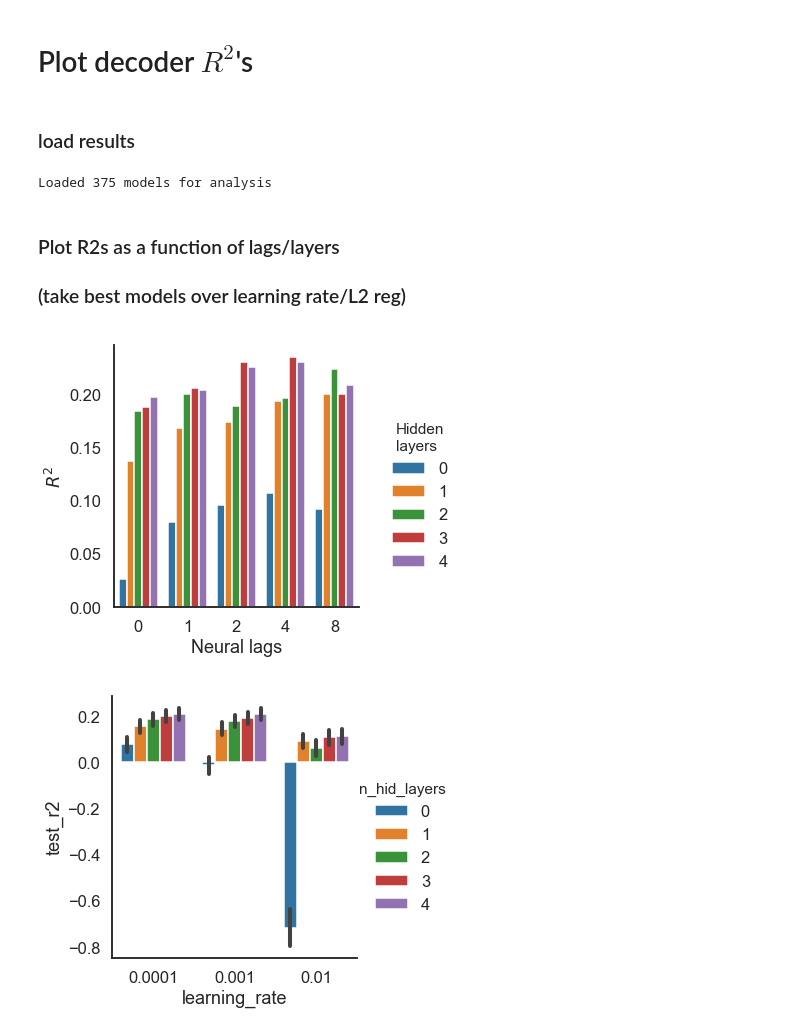
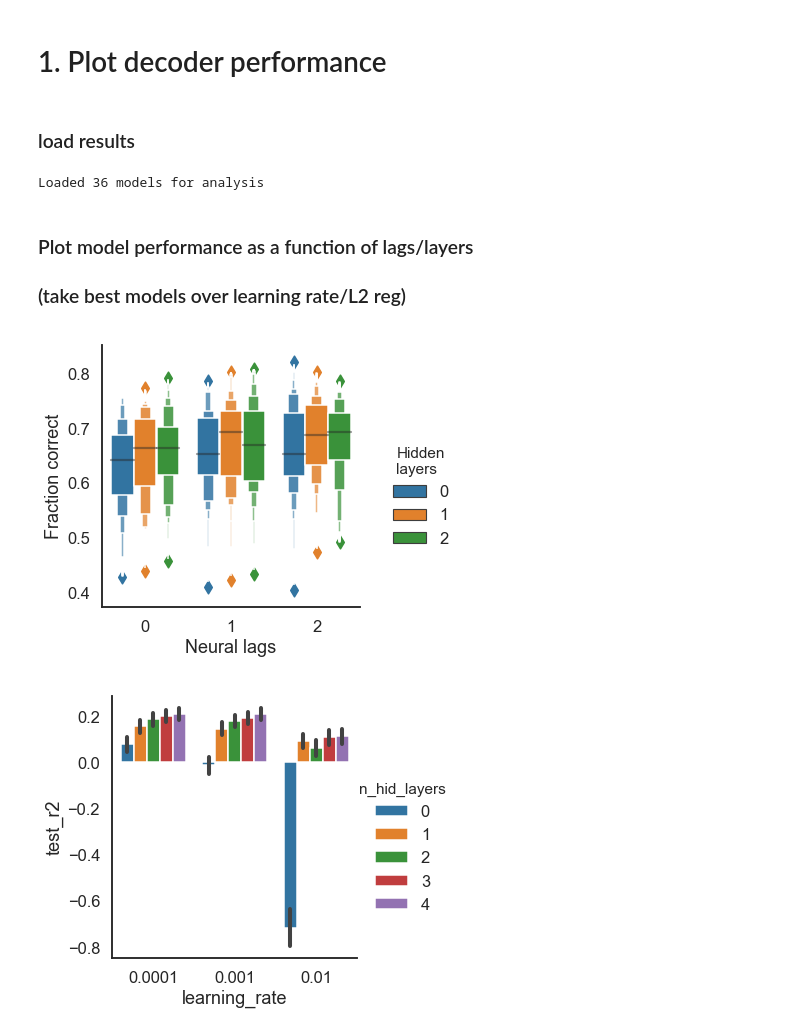
Before and after one commit to themattinthehatt/behavenet, a Jupyter notebook: analyses/decoder_analysis_notebook.ipynb, the cells around one changed output. Cells and saved outputs as stored; diff of their text form; code cells hidden in the pictures.

```diff
--- a/analyses/decoder_analysis_notebook.ipynb
+++ b/analyses/decoder_analysis_notebook.ipynb
@@ -13,7 +13,7 @@ from fitting.utils import get_output_dirs
 save_outputs = False
 results_dir = '/home/mattw/results/behavenet_figs/'
 # %% [markdown]
-# Plot decoder $R^2$'s
+# 1. Plot decoder performance
 # %% [markdown]
 ### load results
 # %%
@@ -21,8 +21,10 @@ results_dir = '/home/mattw/results/behavenet_figs/'
 hparams = {
     'data_dir': '/home/mattw/data',  # might be a different path than what is saved in hparams
     'tt_save_path': '/home/mattw/results/behavenet'}
+
 lab = 'musall'
-model_types = ['linear', 'ff']
+model_types = ['linear', 'ff']  # keep both
+model_class = 'neural-arhmm'  # 'neural-ae' | 'neural-arhmm'
 expt_name = 'grid_search'
 
 metrics = []
@@ -30,10 +32,11 @@ model_indx = 0
 model_counter = 0
 for model_type in model_types:
 
+    hparams['n_arhmm_states'] = 8
     get_lab_example(hparams, lab)
 
     _, _, expt_dir = get_output_dirs(
-        hparams, model_class='neural-ae', expt_name=expt_name, model_type=model_type)
+        hparams, model_class=model_class, expt_name=expt_name, model_type=model_type)
 
     # gather all versions
     def get_dirs(path):
@@ -68,9 +71,9 @@ for model_type in model_types:
 metrics_df = pd.concat(metrics, sort=False)
 print('Loaded %i models for analysis' % model_counter)
 # %% [output]
-Loaded 375 models for analysis
+Loaded 36 models for analysis
 # %% [markdown]
-### Plot R2s as a function of lags/layers
+### Plot model performance as a function of lags/layers
 ### (take best models over learning rate/L2 reg)
 # %%
 # for each version, only keep rows where test_loss is not nan
@@ -102,33 +105,41 @@ best_models_df = pd.concat(best_models_list)
 # %%
 # PLOT
 sns.set_style('white')
 sns.set_context('talk')
 
-y_axis = 'test_r2' # 'test_loss' | 'test_r2'
-plot_type = 'bar'
+if model_class == 'neural-ae':
+    y_axis = 'test_r2' # 'test_loss' | 'test_r2'
+    meas_str = 'R2'
+    plot_type = 'bar'
+elif model_class == 'neural-arhmm':
+    y_axis = 'test_fc'
+    meas_str = 'FC'
+    plot_type = 'boxen'
 x_axis = 'n_lags'
 
 splt = sns.catplot(
     x=x_axis, y=y_axis, hue=hue, kind=plot_type, data=best_models_df, ci=None)
 if y_axis == 'test_r2':
     splt.ax.set_ylabel('$R^2$')
 elif y_axis == 'test_loss':
     splt.ax.set_ylabel('MSE')
+elif y_axis == 'test_fc':
+    splt.ax.set_ylabel('Fraction correct')
 splt.ax.set_xlabel('Neural lags')
 if hue is not None:
     splt._legend.set_title('Hidden\nlayers')
 
 if save_outputs:
-    save_file = os.path.join(results_dir, '%s_decoder_R2s_by_trial' % lab)
+    save_file = os.path.join(results_dir, '%s_decoder_%ss_by_trial' % (lab, meas_str))
 else:
     save_file = None
 
 if save_file is not None:
     plt.savefig(save_file + '.jpg', dpi=300, format='jpeg')
 
 plt.show()
 # %% [output]
-[figure, old version]
+[figure, new version]
 # %%
 # look at reg vals/learning rate
 measure = 'learning_rate'  # 'learning_rate' | 'l2_reg'
```
Also changed, not shown: parts of 15 cells of this notebook, 3 other files.
